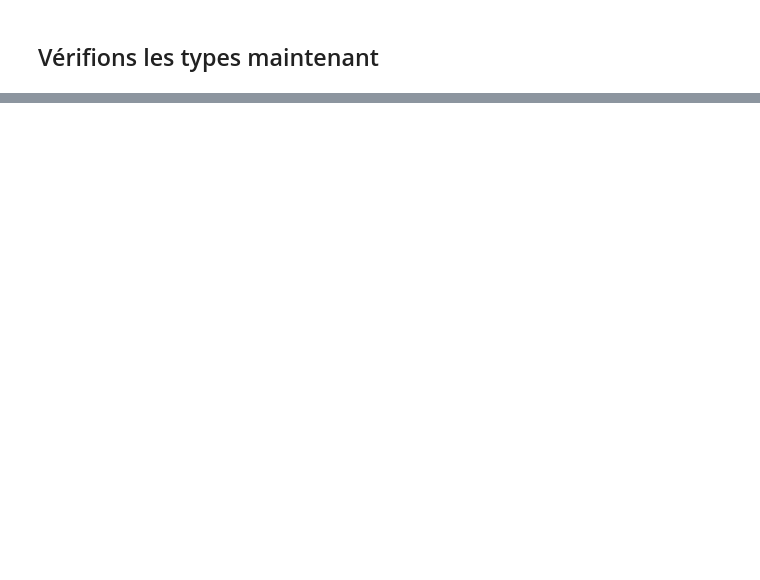
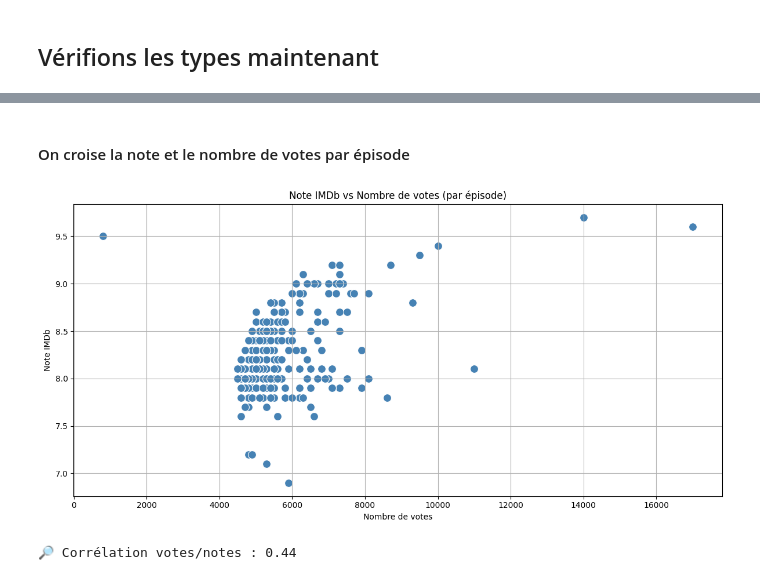
Before and after one commit to raymondgadji/DatAnalyst, a Jupyter notebook: Cours/Semaine6/Xavier/brief_friend_part2.ipynb, the cells around one changed output, grey strips where cells are left out. Saved outputs shown, nothing was run; the diff lists cells and outputs as text; code cells hidden in the pictures; blank space fills up the shorter version.

```diff
--- a/Cours/Semaine6/Xavier/brief_friend_part2.ipynb
+++ b/Cours/Semaine6/Xavier/brief_friend_part2.ipynb
@@ -98,6 +98,16 @@ soup.select_one('h4').text
 # %%
 # Préciser l'encodage pour éviter les erreurs de retranscription
 response.encoding = 'utf-8'
+# %%
+# Fonction pour convertir "8.1K", "11K", etc. en entier
+def convert_votes(vote_str):
+    vote_str = vote_str.upper().replace(' ', '').replace('(', '').replace(')', '')
+    if 'K' in vote_str:
+        return int(float(vote_str.replace('K', '')) * 1_000)
+    elif 'M' in vote_str:
+        return int(float(vote_str.replace('M', '')) * 1_000_000)
+    else:
+        return int(vote_str)
 # %%
 # Créer une fonction pour la réutiliser ensuite
 def scrape_saison(soup, saison_num):
@@ -128,11 +138,16 @@ def scrape_saison(soup, saison_num):
         rating_tag = parent.find_next("span", class_="ipc-rating-star--rating")
         note = rating_tag.text.strip()
 
+        # Nombre de votes
+        vote_count = parent.find_next("span", class_="ipc-rating-star--voteCount")
+        compte_votes = convert_votes(vote_count.text.strip())
+
         # Ajouter à la liste
         episodes_dt.append({
             "Titre" : titre,
             "Date de sortie" : date_de_sortie,
             "Résumé" : description,
-            "Note" : note
+            "Note" : note,
+            "Nombre de votes" : compte_votes
         })
     return episodes_dt
@@ -218,3 +303,3 @@ dtype: object
 # %%
 Friends = pd.DataFrame(episodes)
-Friends['Date de sortie'].to_datetime
+Friends['Date de sortie'] = pd.to_datetime(Friends['Date de sortie'])
@@ -222,0 +308,2 @@ AttributeError: 'Series' object has no attribute 'to_datetime'
+# %%
+Friends["Note"] = Friends["Note"].astype("float")
@@ -222,0 +339,22 @@ AttributeError: 'Series' object has no attribute 'to_datetime'
+# %% [markdown]
+#### On croise la note et le nombre de votes par épisode
+# %%
+
+
+plt.figure(figsize=(12, 6))
+sns.scatterplot(data=Friends, x="Nombre de votes", y="Note", s=100, color="steelblue")
+
+plt.title("Note IMDb vs Nombre de votes (par épisode)")
+plt.xlabel("Nombre de votes")
+plt.ylabel("Note IMDb")
+plt.grid(True)
+plt.tight_layout()
+plt.show()
+# %% [output]
+[figure, added]
+# %%
+# calcul de la corrélation entre notes et votes
+corr = Friends["Nombre de votes"].corr(Friends["Note"])
+print(f"🔎 Corrélation votes/notes : {corr:.2f}")
+# %% [output]
+🔎 Corrélation votes/notes : 0.44
```
Also changed, not shown: parts of 17 cells of this notebook, 12 other files.
